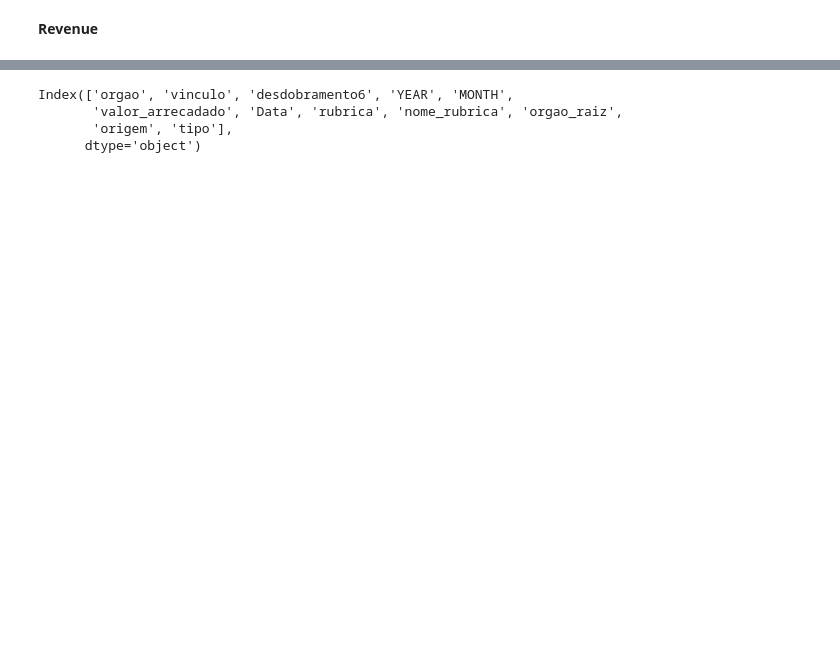
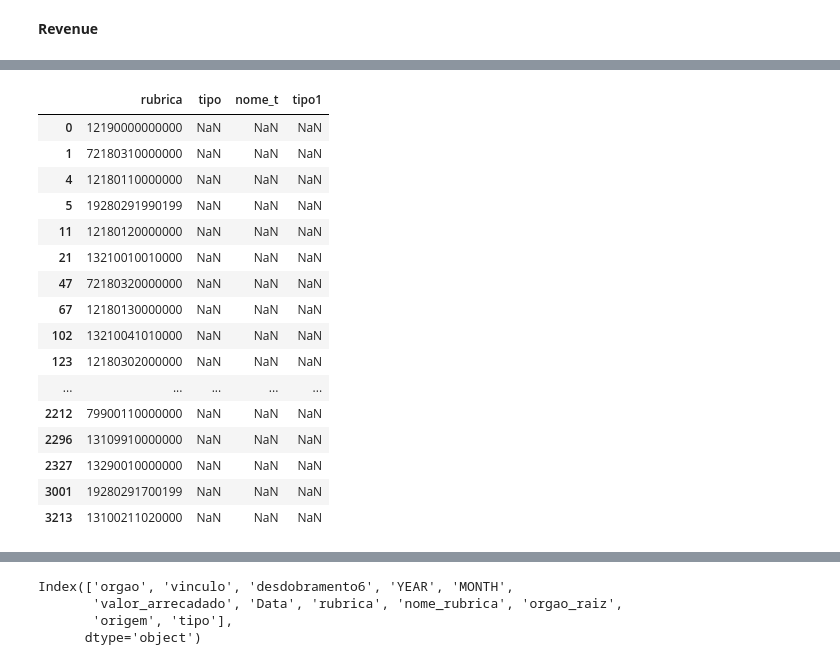
Before and after one commit to TiagoIesbick/dashboard-etl, a Jupyter notebook: dashboard_data.ipynb, the cells around one changed output, grey strips where cells are left out. Saved outputs shown, nothing was run; the diff lists cells and outputs as text; code cells hidden in the pictures; blank space fills up the shorter version.

```diff
--- a/dashboard_data.ipynb
+++ b/dashboard_data.ipynb
@@ -264,0 +377,24 @@ for column in df_otr:
+# %%
+df_1 = df_rev.loc[(df_rev['nome_t'].isna()) & (df_rev['tipo'].isna()), ['rubrica', 'tipo', 'nome_t']].drop_duplicates()
+df_1['tipo1'] = df_1['rubrica'].str[:8].map(
+    df_otr[['t_int', 'nome_t']].drop_duplicates(keep='last').set_index('t_int')['nome_t']
+    )
+df_1
+# %% [output]
+|  | rubrica | tipo | nome_t | tipo1 |
+| 0 | 12190000000000 | NaN | NaN | NaN |
+| 1 | 72180310000000 | NaN | NaN | NaN |
+| 4 | 12180110000000 | NaN | NaN | NaN |
+| 5 | 19280291990199 | NaN | NaN | NaN |
+| 11 | 12180120000000 | NaN | NaN | NaN |
+| 21 | 13210010010000 | NaN | NaN | NaN |
+| 47 | 72180320000000 | NaN | NaN | NaN |
+| 67 | 12180130000000 | NaN | NaN | NaN |
+| 102 | 13210041010000 | NaN | NaN | NaN |
+| 123 | 12180302000000 | NaN | NaN | NaN |
+| ... | ... | ... | ... | ... |
+| 2212 | 79900110000000 | NaN | NaN | NaN |
+| 2296 | 13109910000000 | NaN | NaN | NaN |
+| 2327 | 13290010000000 | NaN | NaN | NaN |
+| 3001 | 19280291700199 | NaN | NaN | NaN |
+| 3213 | 13100211020000 | NaN | NaN | NaN |
```
Also changed, not shown: parts of 22 cells of this notebook.
